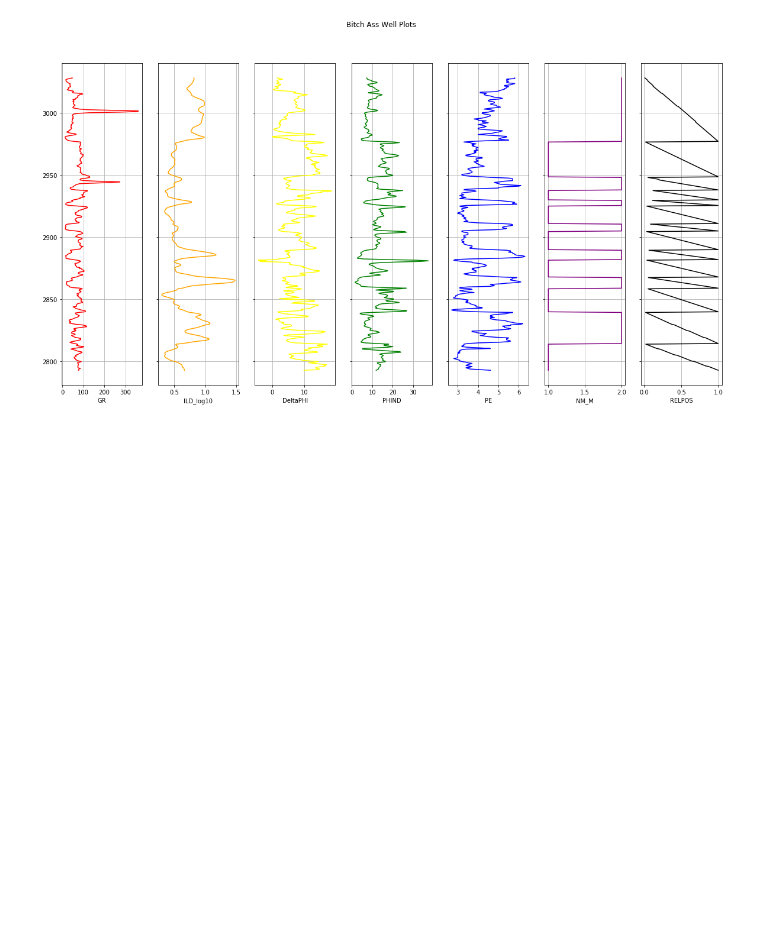
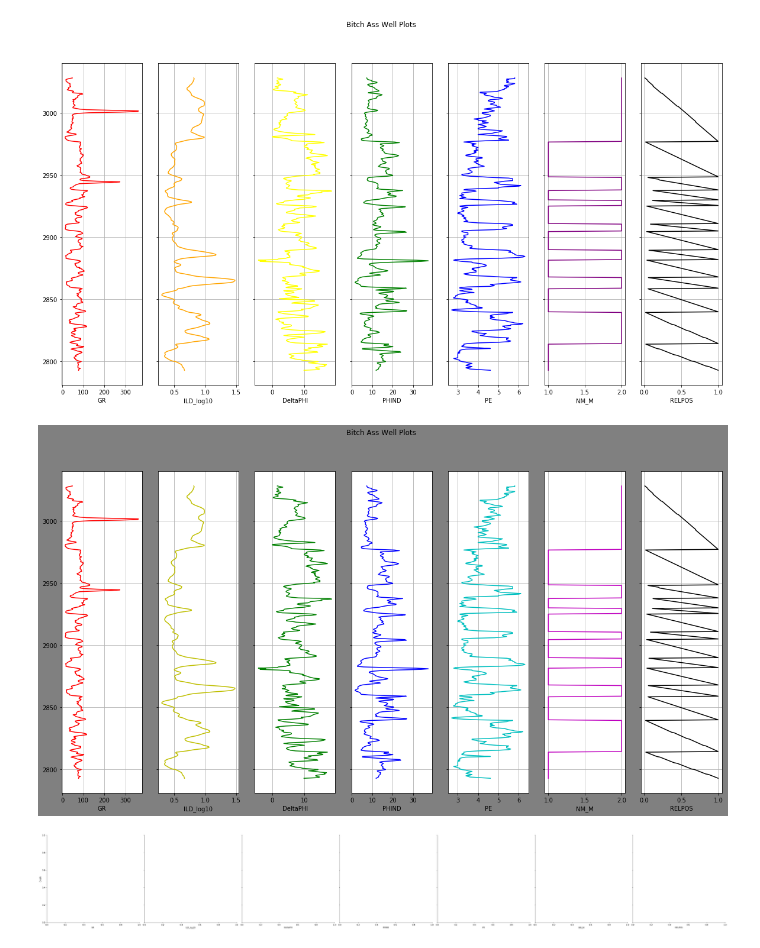
Before and after one commit to chancesang/chancesdances, a Jupyter notebook: Well_Log_Be_Damned.ipynb, the cells around one changed output. Saved outputs shown, nothing was run; the diff lists cells and outputs as text; code cells hidden in the pictures; blank space fills up the shorter version.

Commit message:
Meeting the evil demands of Diego
Making a function from the plot on the well_log_be_damned notebook

```diff
--- a/Well_Log_Be_Damned.ipynb
+++ b/Well_Log_Be_Damned.ipynb
@@ -55,0 +61,26 @@ ax7.grid()
+# %%
+def plot_bawps2(wellname):
+
+    xaxis = wellname.columns.tolist()
+    xaxis = [e for e in xaxis if e not in ('Facies', 'Formation', 'Well Name', 'Depth')]
+    f, ax = plt.subplots(1, len(xaxis), sharey=True, facecolor = 'gray', figsize = (20,10))
+    f.suptitle('Bitch Ass Well Plots')
+
+
+    for i, x in enumerate(xaxis):
+        ax[i].plot(x, 'Depth', data = wellname, color = 'rygbcmk'[i])
+        ax[i].set(xlabel = x)
+        ax[i].grid()
+
+#change those color shenanigans later
+# %%
+plot_bawps2(shrimplin)
+# %% [output]
+[figure, added]
+# %%
+import seaborn as sns
+%matplotlib inline
+
+bawp = sns.PairGrid(shrimplin, y_vars = 'Depth', x_vars = ['GR','ILD_log10', 'DeltaPHI', 'PHIND', 'PE', 'NM_M', 'RELPOS'], size=7)
+# %% [output]
+[figure, added]
```
Also changed, not shown: parts of 3 cells of this notebook, 2 other files.
